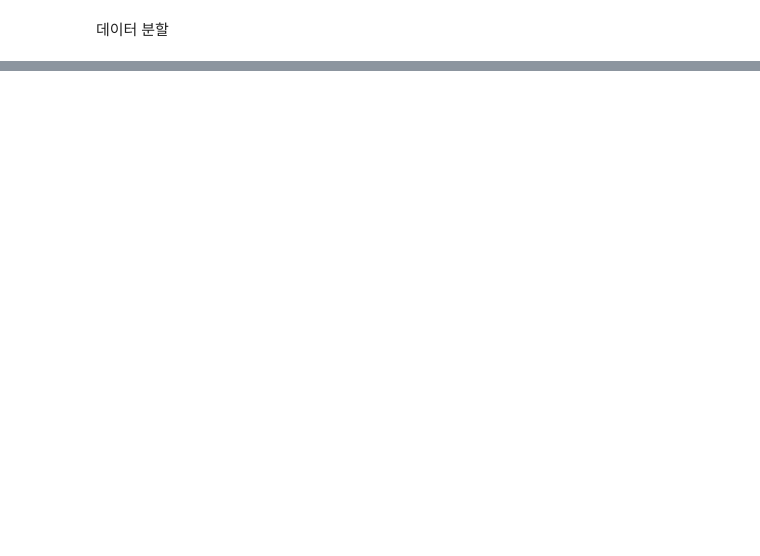
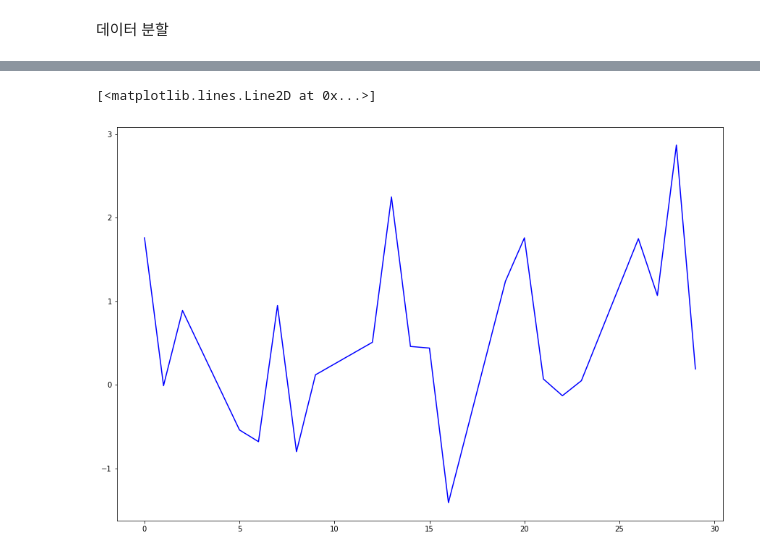
Before and after one commit to sumu97/Data-Science-Cheat-Code, a Jupyter notebook: Kospi_Market_Analysis_sumu97.ipynb, the cells around one changed output, grey strips where cells are left out. Cells and saved outputs as stored; diff of their text form; code cells hidden in the pictures; blank space fills up the shorter version.

```diff
--- a/Kospi_Market_Analysis_sumu97.ipynb
+++ b/Kospi_Market_Analysis_sumu97.ipynb
@@ -1071,3 +1076,5 @@ ARIMA 모델과 Random Forest 모델을 테스트 해 봤고, 결과는 만족
  5. 결과값 확인
 # %% [markdown]
 데이터 분할
+# %%
+df = df2
@@ -1073,0 +1352,3 @@ ARIMA 모델과 Random Forest 모델을 테스트 해 봤고, 결과는 만족
+# %%
+pred1 = pipe.predict(X_train_pred)
+data1 = cut_data(df, '2020-05-06', '2020-06-04').kp_chag
@@ -1073,0 +1419,8 @@ ARIMA 모델과 Random Forest 모델을 테스트 해 봤고, 결과는 만족
+# %%
+fig = plt.figure(figsize=(15,10))
+
+# 데이터 Point value
+plt.plot(data1.values, color = 'blue')
+# %% [output]
+[<matplotlib.lines.Line2D at 0x...>]
+[figure, added]
```
Also changed, not shown: parts of 49 cells of this notebook.
